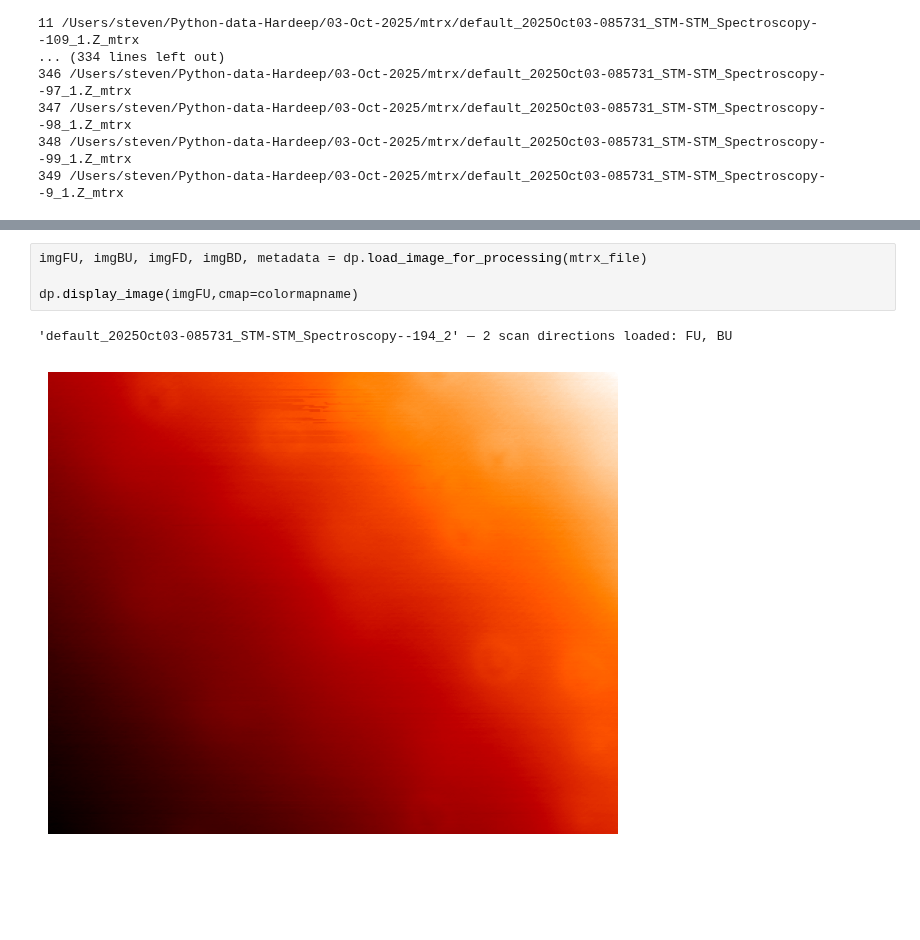
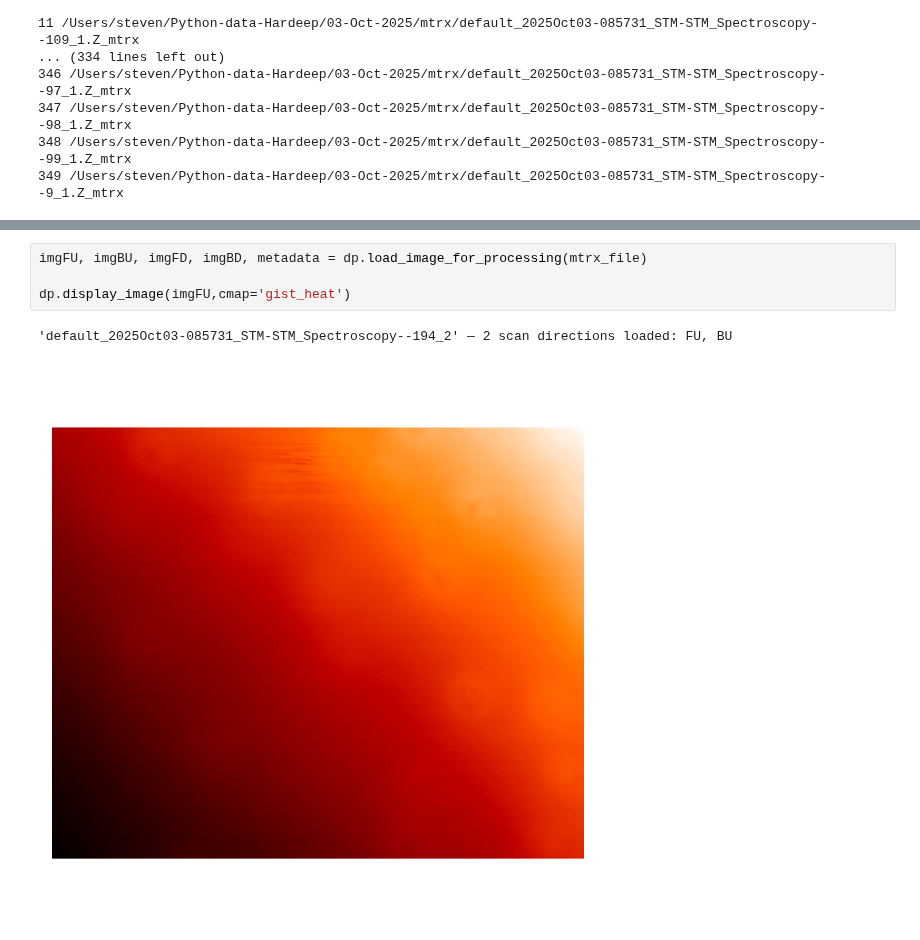
Before and after one commit to srschofield/SRSML24, a Jupyter notebook: notebooks/steven/radial_averaging.ipynb, the cells around one changed output, grey strips where cells are left out. Saved outputs shown, nothing was run; the diff lists cells and outputs as text; blank space fills up the shorter version.

```diff
--- a/notebooks/steven/radial_averaging.ipynb
+++ b/notebooks/steven/radial_averaging.ipynb
@@ -101,10 +99,10 @@ Working with image: /Users/steven/Python-data-Hardeep/03-Oct-2025/mtrx/default_2
 # %%
 imgFU, imgBU, imgFD, imgBD, metadata = dp.load_image_for_processing(mtrx_file)
 
-dp.display_image(imgFU,cmap=colormapname)
+dp.display_image(imgFU,cmap='gist_heat')
 # %% [output]
 'default_2025Oct03-085731_STM-STM_Spectroscopy--194_2' — 2 scan directions loaded: FU, BU
-[figure, old version]
+[figure, new version]
 # %%
 imgFU_flat = dp.flatten_image_data(imgFU, flatten_method='poly_xy')
 #imgFU_flat = dp.flatten_image_data(imgFU, flatten_method='iterate_mask')  # default
```
Also changed, not shown: parts of 11 cells of this notebook, 18 other files.
